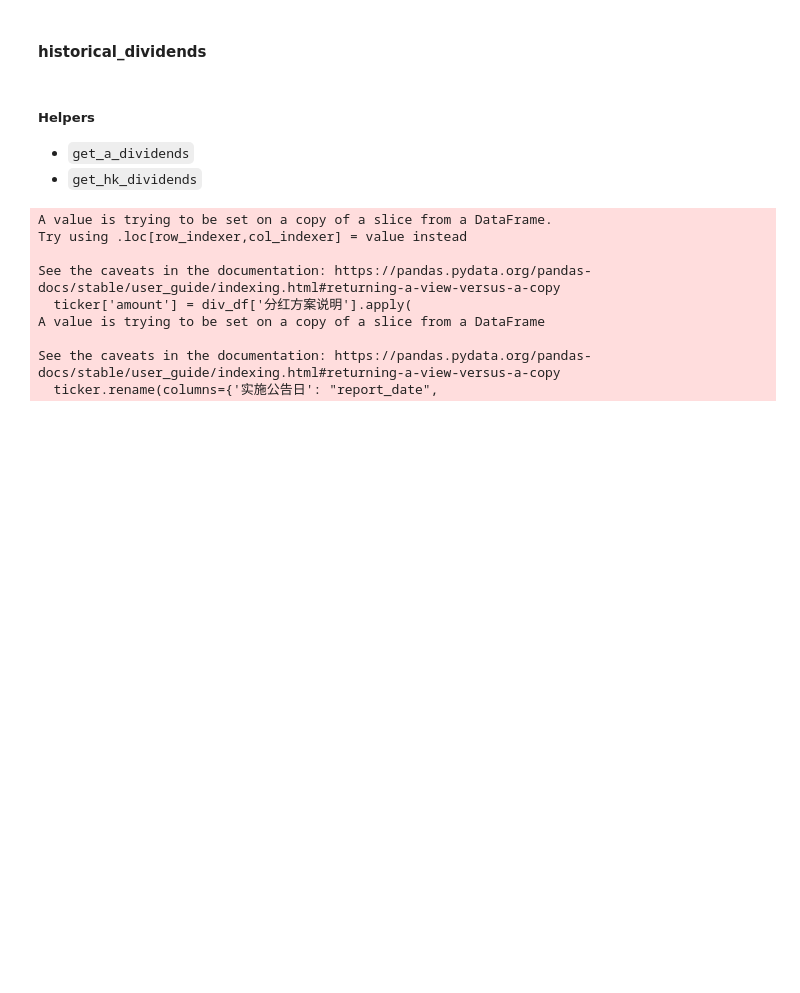
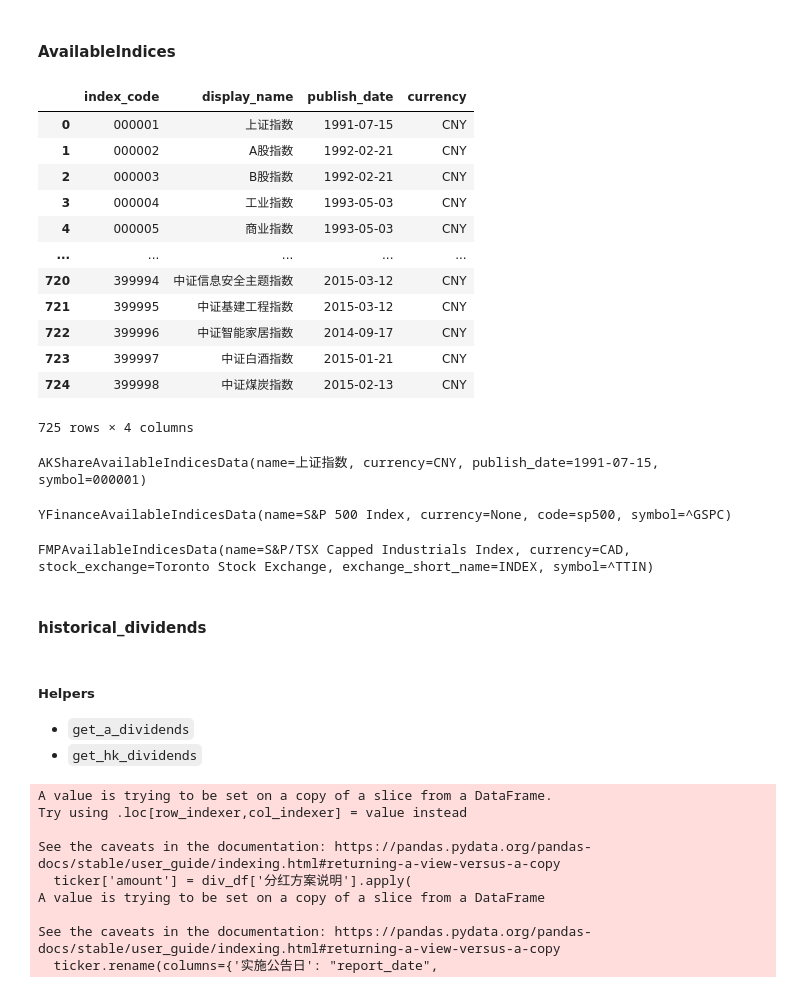
Before and after one commit to shugaoye/openbb_akshare, a Jupyter notebook: akshare_test.ipynb, the cells around one changed output. Saved outputs shown, nothing was run; the diff lists cells and outputs as text; code cells hidden in the pictures; blank space fills up the shorter version.

Commit message:
Implemented AvailableIndices

```diff
--- a/akshare_test.ipynb
+++ b/akshare_test.ipynb
@@ -0,0 +1,35 @@
+# %% [markdown]
+#### AvailableIndices
+# %%
+import akshare as ak
+
+index_stock_info_df = ak.index_stock_info()
+# %%
+index_stock_info_df["currency"] = "CNY"
+index_stock_info_df
+# %% [output]
+|  | index_code | display_name | publish_date | currency |
+| 0 | 000001 | 上证指数 | 1991-07-15 | CNY |
+| 1 | 000002 | A股指数 | 1992-02-21 | CNY |
+| 2 | 000003 | B股指数 | 1992-02-21 | CNY |
+| 3 | 000004 | 工业指数 | 1993-05-03 | CNY |
+| 4 | 000005 | 商业指数 | 1993-05-03 | CNY |
+| ... | ... | ... | ... | ... |
+| 720 | 399994 | 中证信息安全主题指数 | 2015-03-12 | CNY |
+| 721 | 399995 | 中证基建工程指数 | 2015-03-12 | CNY |
+| 722 | 399996 | 中证智能家居指数 | 2014-09-17 | CNY |
+| 723 | 399997 | 中证白酒指数 | 2015-01-21 | CNY |
+| 724 | 399998 | 中证煤炭指数 | 2015-02-13 | CNY |
+725 rows × 4 columns
+# %%
+from openbb import obb
+indx = obb.index.available(provider="akshare")
+indx.results[0]
+# %% [output]
+AKShareAvailableIndicesData(name=上证指数, currency=CNY, publish_date=1991-07-15, symbol=000001)
+# %%
+from openbb import obb
+indx = obb.index.available(provider="yfinance")
+indx.results[0]
+# %% [output]
+YFinanceAvailableIndicesData(name=S&P 500 Index, currency=None, code=sp500, symbol=^GSPC)
@@ -1,3 +38,7 @@
+# %%
+fmp_indx.results[0]
+# %% [output]
+FMPAvailableIndicesData(name=S&P/TSX Capped Industrials Index, currency=CAD, stock_exchange=Toronto Stock Exchange, exchange_short_name=INDEX, symbol=^TTIN)
 # %% [markdown]
 #### historical_dividends
 # %% [markdown]
```
Also changed, not shown: parts of 1 cell of this notebook, 3 other files.
